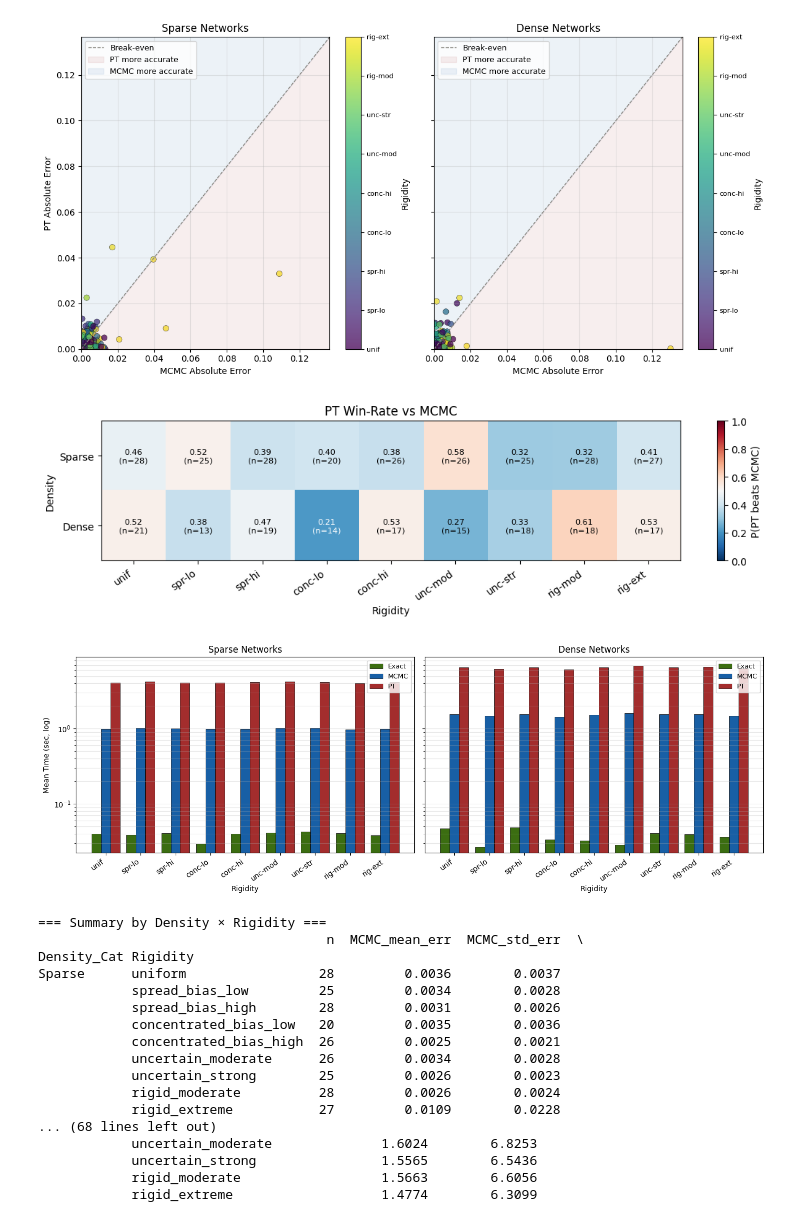
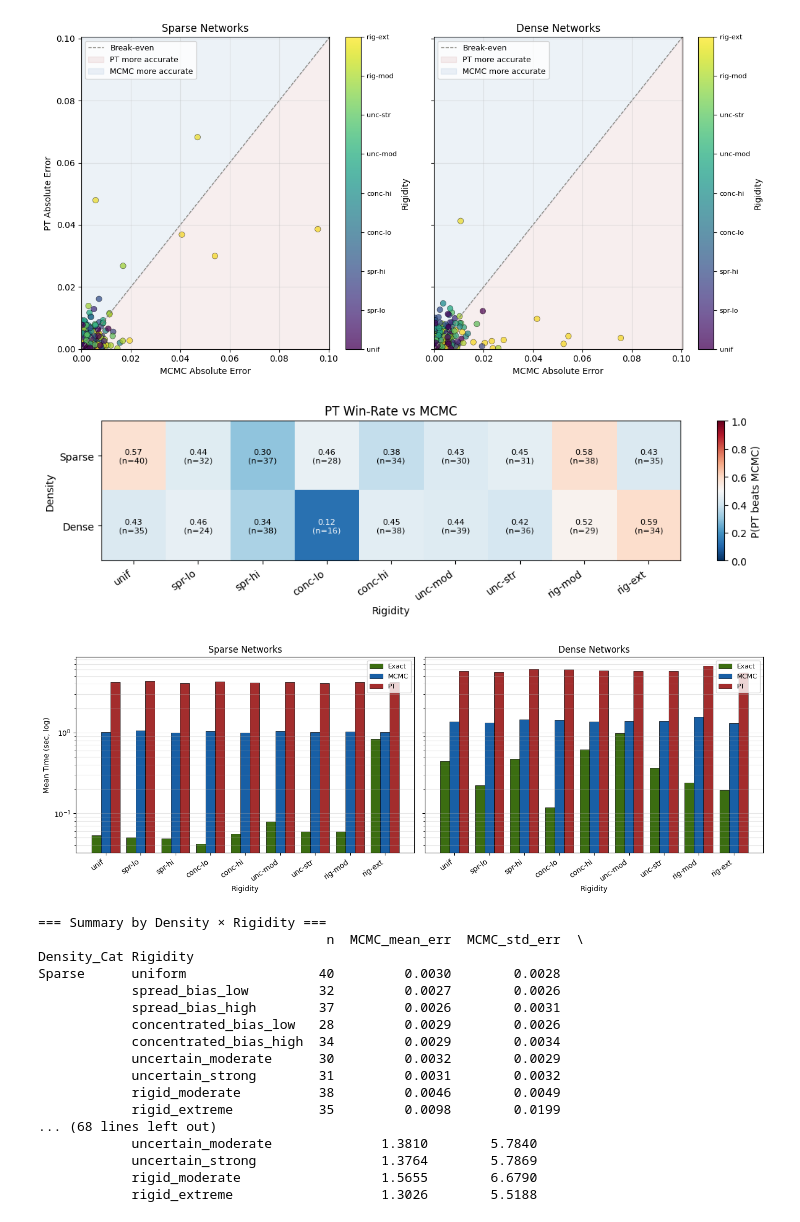
Before and after one commit to jpafcampos/explaining-BNs, a Jupyter notebook: src/synthetic_results_analysis.ipynb, the cells around one changed output. Cells and saved outputs as stored; diff of their text form; code cells hidden in the pictures.

```diff
--- a/src/synthetic_results_analysis.ipynb
+++ b/src/synthetic_results_analysis.ipynb
@@ -7,8 +7,8 @@ import pandas as pd
 # LOAD DATA
 # ============================================================
 #df = pd.read_csv("targeted_sdp_synthetic_partial.csv")
-#df = pd.read_csv("final_results_2199071.csv")
-df = pd.read_csv("final_results_2205974.csv")
+df = pd.read_csv("final_results_2214541.csv")
+#df = pd.read_csv("final_results_2205974.csv")
 # ============================================================
 # COLORS
 # ============================================================
@@ -383,20 +383,20 @@ Dense                   17
-[figure, old version]
+[figure, new version]
-[figure, old version]
+[figure, new version]
-[figure, old version]
+[figure, new version]
 === Summary by Density × Rigidity ===
                                      n  MCMC_mean_err  MCMC_std_err  \
 Density_Cat Rigidity
-Sparse      uniform                 28         0.0036        0.0037
-            spread_bias_low         25         0.0034        0.0028
-            spread_bias_high        28         0.0031        0.0026
-            concentrated_bias_low   20         0.0035        0.0036
-            concentrated_bias_high  26         0.0025        0.0021
-            uncertain_moderate      26         0.0034        0.0028
-            uncertain_strong        25         0.0026        0.0023
-            rigid_moderate          28         0.0026        0.0024
-            rigid_extreme           27         0.0109        0.0228
+Sparse      uniform                 40         0.0030        0.0028
+            spread_bias_low         32         0.0027        0.0026
+            spread_bias_high        37         0.0026        0.0031
+            concentrated_bias_low   28         0.0029        0.0026
+            concentrated_bias_high  34         0.0029        0.0034
+            uncertain_moderate      30         0.0032        0.0029
+            uncertain_strong        31         0.0031        0.0032
+            rigid_moderate          38         0.0046        0.0049
+            rigid_extreme           35         0.0098        0.0199
 ... (68 lines left out)
-            uncertain_moderate              1.6024        6.8253
-            uncertain_strong                1.5565        6.5436
-            rigid_moderate                  1.5663        6.6056
-            rigid_extreme                   1.4774        6.3099
+            uncertain_moderate              1.3810        5.7840
+            uncertain_strong                1.3764        5.7869
+            rigid_moderate                  1.5655        6.6790
+            rigid_extreme                   1.3026        5.5188
```
Also changed, not shown: parts of 8 cells of this notebook, 24 other files.
